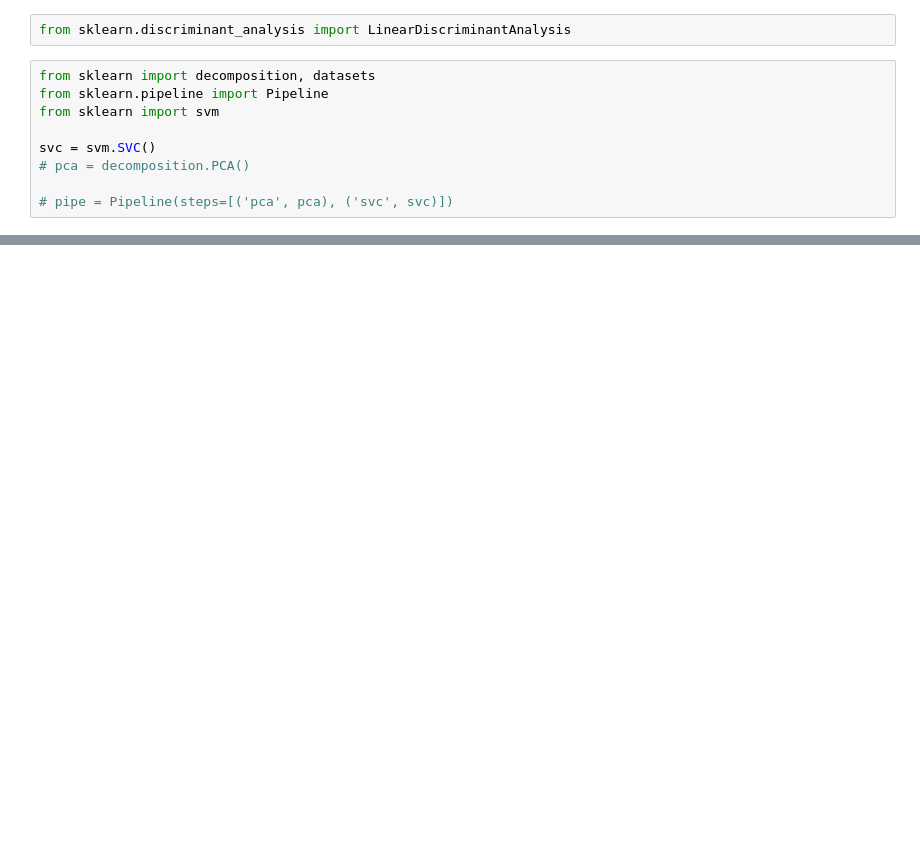
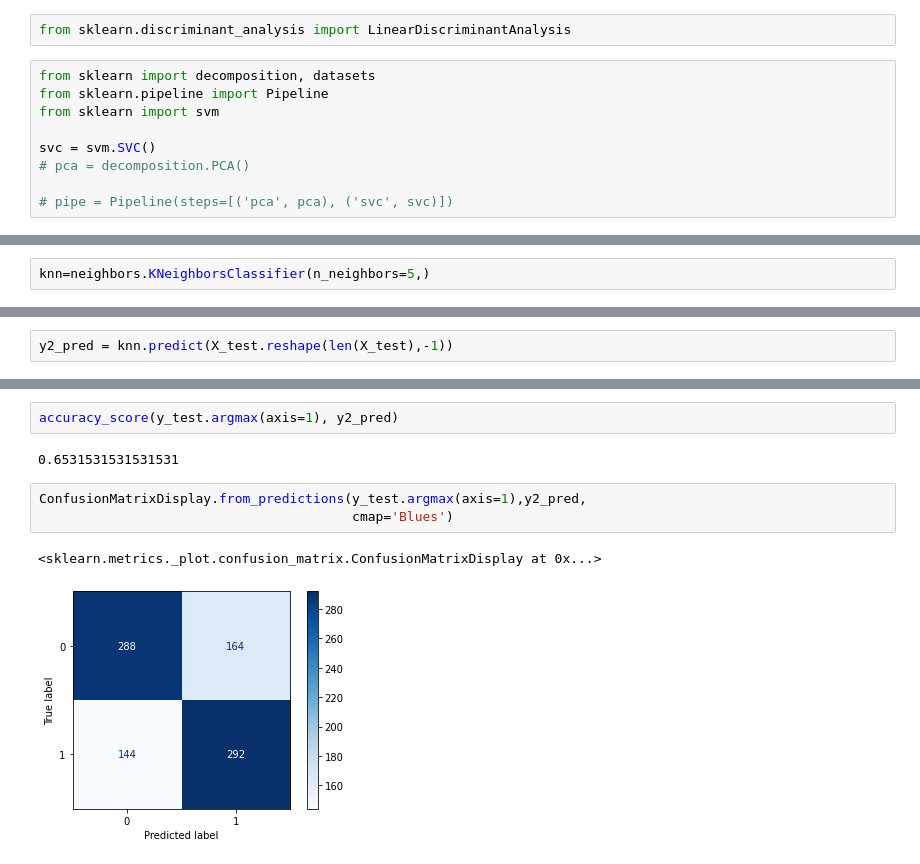
Before and after one commit to kurogo-nguyen/ern, a Jupyter notebook: ERN.ipynb, the cells around one changed output, grey strips where cells are left out. Drawn from its saved outputs; the diff is of its cells as text; blank space fills up the shorter version.

```diff
--- a/ERN.ipynb
+++ b/ERN.ipynb
@@ -387,0 +486,2 @@ a= X.reshape((X.shape[0], X.shape[1]*X.shape[2]))
+# %%
+knn=neighbors.KNeighborsClassifier(n_neighbors=5,)
@@ -387,0 +494,2 @@ a= X.reshape((X.shape[0], X.shape[1]*X.shape[2]))
+# %%
+y2_pred = knn.predict(X_test.reshape(len(X_test),-1))
@@ -387,0 +507,10 @@ a= X.reshape((X.shape[0], X.shape[1]*X.shape[2]))
+# %%
+accuracy_score(y_test.argmax(axis=1), y2_pred)
+# %% [output]
+0.6531531531531531
+# %%
+ConfusionMatrixDisplay.from_predictions(y_test.argmax(axis=1),y2_pred,
+                                        cmap='Blues')
+# %% [output]
+<sklearn.metrics._plot.confusion_matrix.ConfusionMatrixDisplay at 0x...>
+[figure, added]
```
Also changed, not shown: parts of 96 cells of this notebook.
